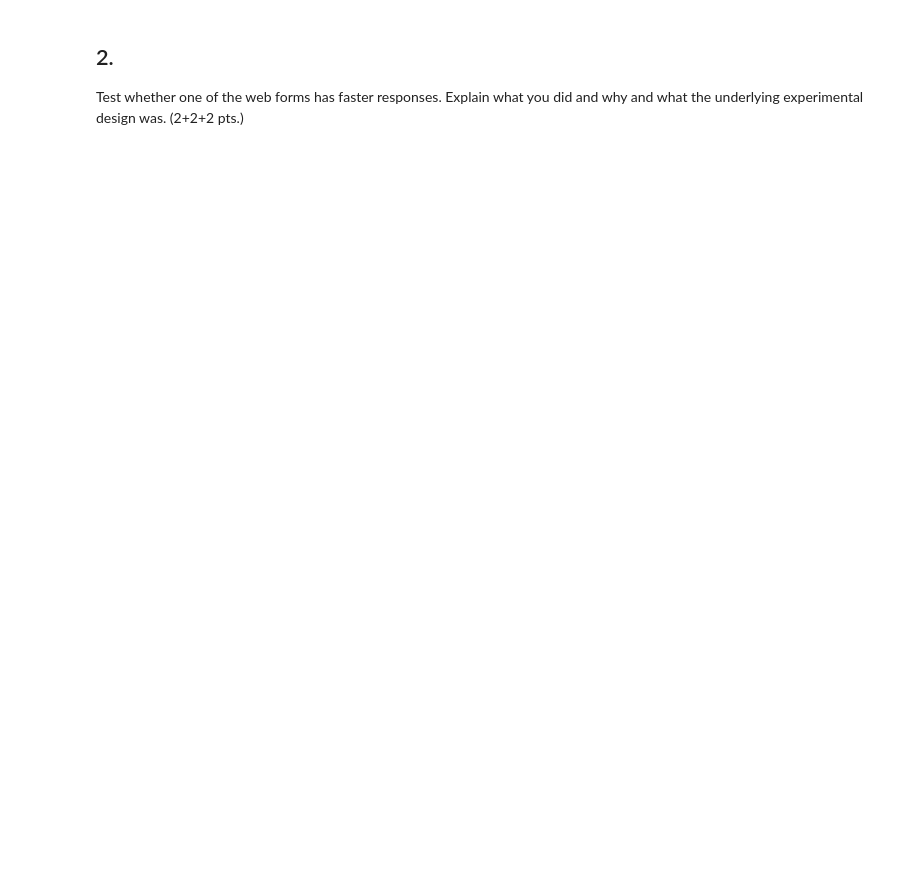
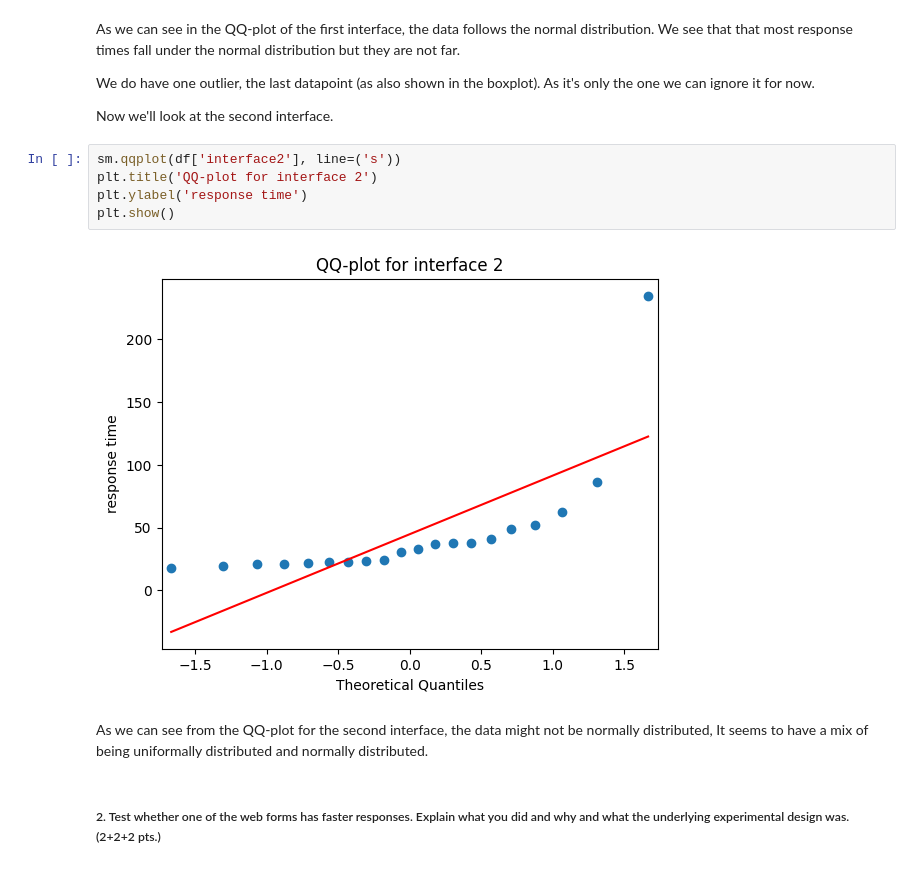
Before and after one commit to thebaconfate/Methods-for-Scientific-Research-assignment---Statistics, a Jupyter notebook: question1.ipynb, the cells around one changed output. Cells and saved outputs as stored; diff of their text form; blank space fills up the shorter version.

```diff
--- a/question1.ipynb
+++ b/question1.ipynb
@@ -49,4 +55,18 @@ plt.show()
+# %% [markdown]
+As we can see in the QQ-plot of the first interface, the data follows the normal distribution. We see that that most response times fall under the normal distribution but they are not far.
+
+We do have one outlier, the last datapoint (as also shown in the boxplot). As it's only the one we can ignore it for now.
+
+Now we'll look at the second interface.
+# %%
+sm.qqplot(df['interface2'], line=('s'))
+plt.title('QQ-plot for interface 2')
+plt.ylabel('response time')
+plt.show()
+# %% [output]
+[figure, added]
+# %% [markdown]
+As we can see from the QQ-plot for the second interface, the data might not be normally distributed, It seems to have a mix of being uniformally distributed and normally distributed.
 # %% [markdown]
 
-## 2.
-Test whether one of the web forms has faster responses. Explain what you did and why and what the underlying experimental design was. (2+2+2 pts.)
+##### 2. Test whether one of the web forms has faster responses. Explain what you did and why and what the underlying experimental design was. (2+2+2 pts.)
```
Also changed, not shown: parts of 17 cells of this notebook, 6 other files.
